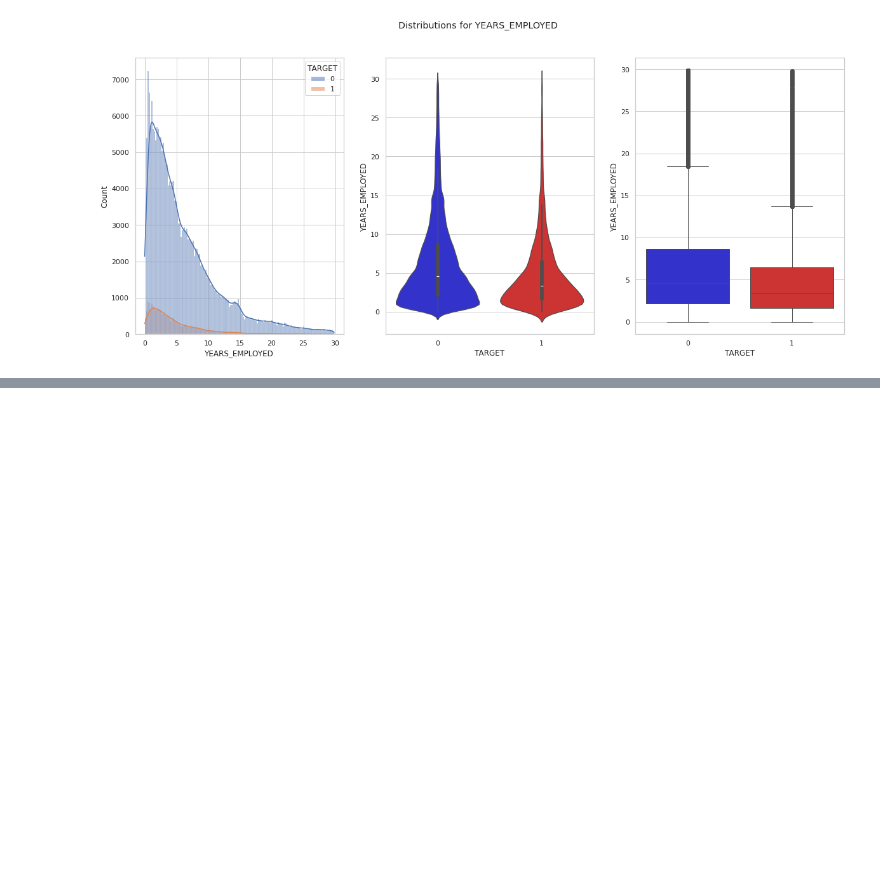
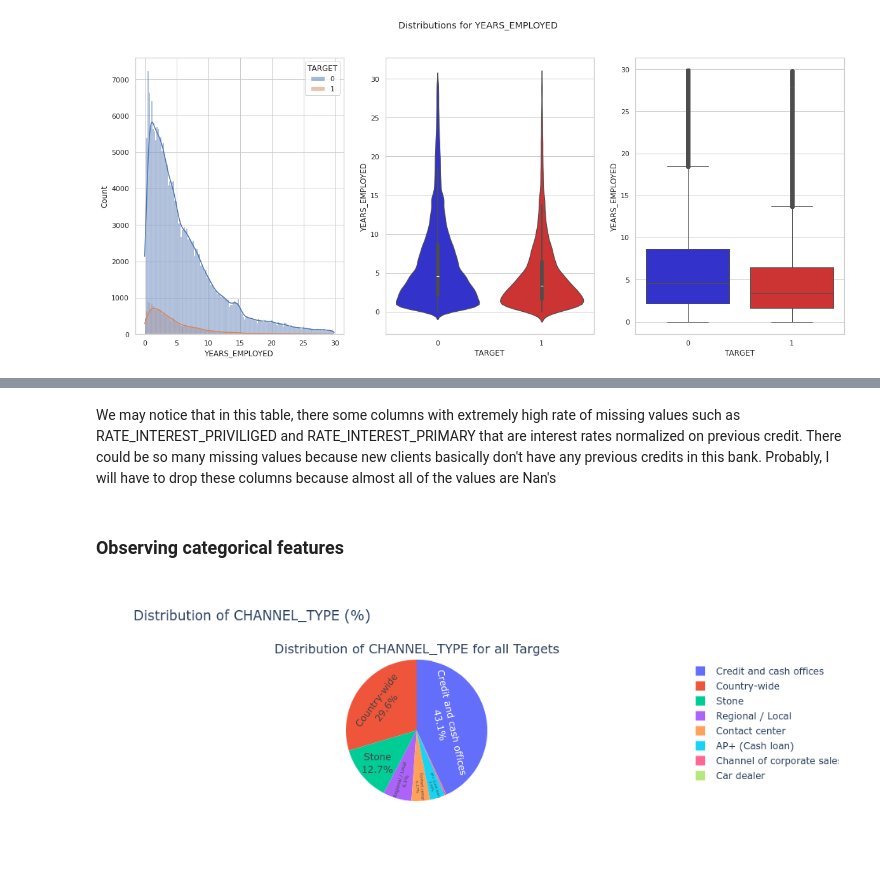
Before and after one commit to stanislavlia/msds_cred_scoring, a Jupyter notebook: EDA.ipynb, the cells around one changed output, grey strips where cells are left out. Saved outputs shown, nothing was run; the diff lists cells and outputs as text; code cells hidden in the pictures; blank space fills up the shorter version.

Commit message:
started lokking a new table

```diff
--- a/EDA.ipynb
+++ b/EDA.ipynb
@@ -763,0 +767,8 @@ plot_continuous_variables(application_train_df, "YEARS_EMPLOYED", plots=["distpl
+# %% [markdown]
+We may notice that in this table, there some columns with extremely high rate of missing values such as RATE_INTEREST_PRIVILIGED and RATE_INTEREST_PRIMARY that are interest rates normalized on previous credit. There could be so many missing values because new clients basically don't have any previous credits in this bank. Probably, I will have to drop these columns because almost all of the values are Nan's
+# %% [markdown]
+### Observing categorical features
+# %%
+plot_categorical_variables_pie(prev_application_df, "CHANNEL_TYPE", plot_defaulter=False)
+# %% [output]
+[figure, added]
```
Also changed, not shown: parts of 19 cells of this notebook.
